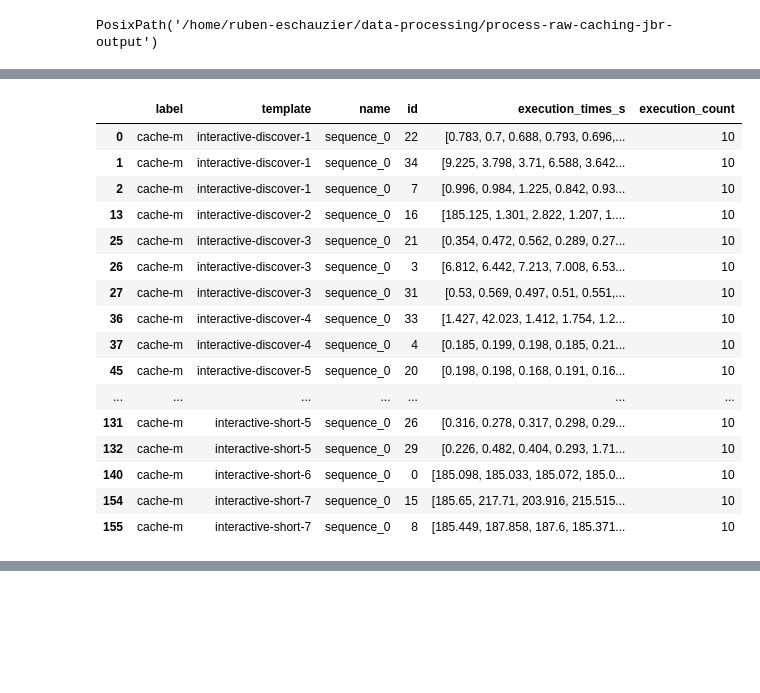
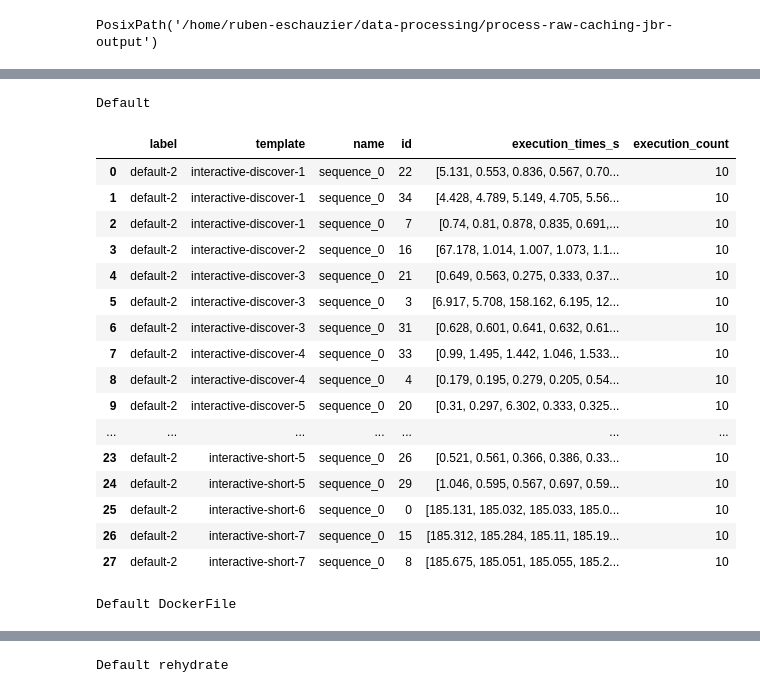
Before and after one commit to RubenEschauzier/process-raw-caching-jbr-output, a Jupyter notebook: src/data_analysis.ipynb, the cells around one changed output, grey strips where cells are left out. Saved outputs shown, nothing was run; the diff lists cells and outputs as text; code cells hidden in the pictures; blank space fills up the shorter version.

```diff
--- a/src/data_analysis.ipynb
+++ b/src/data_analysis.ipynb
@@ -532,38 +532,45 @@ def extract_raw_metrics(files, filter_mode: Literal["refinement", "non-refinemen
 # %%
 files = glob.glob("data/*.json")
 
 # Remove column width limits to display full lists
 pd.set_option('display.max_colwidth', None)
-df_raw, df_hit_rate, df_error = extract_raw_metrics(files, "refinement", target_file="query-results-raw-cache-m.json")
+df_raw, df_hit_rate, df_error = extract_raw_metrics(files, "refinement", target_file="query-results-raw-default-2.json")
 df_raw_df, df_hit_rate_df, df_error_df = extract_raw_metrics(files, "refinement", target_file="query-results-raw-default-dockerfile.json")
+df_raw_rh, df_hit_rate_rh, df_error_rh = extract_raw_metrics(files, "refinement", target_file="query-results-raw-default-rehydrate.json")
 
 
 # Display the raw lists for a specific template or cache label
+print("Default")
 display(df_raw[df_raw["name"] == "sequence_0"])
-display(df_raw_df[df_raw["name"] == "sequence_0"])
+print("Default DockerFile")
+display(df_raw_df[df_raw_df["name"] == "sequence_0"])
+print("Default rehydrate")
+display(df_raw_rh[df_raw_rh["name"] == "sequence_0"])
 
 # display(df_error[df_error["name"] == "sequence_0"])
 # Display hit rates
 # display(df_hit_rate[df_hit_rate["name"] == "sequence_0"])
 pd.reset_option('display.max_colwidth')
 # %% [output]
+Default
 |  | label | template | name | id | execution_times_s | execution_count |
-| 0 | cache-m | interactive-discover-1 | sequence_0 | 22 | [0.783, 0.7, 0.688, 0.793, 0.696,... | 10 |
-| 1 | cache-m | interactive-discover-1 | sequence_0 | 34 | [9.225, 3.798, 3.71, 6.588, 3.642... | 10 |
-| 2 | cache-m | interactive-discover-1 | sequence_0 | 7 | [0.996, 0.984, 1.225, 0.842, 0.93... | 10 |
-| 13 | cache-m | interactive-discover-2 | sequence_0 | 16 | [185.125, 1.301, 2.822, 1.207, 1.... | 10 |
-| 25 | cache-m | interactive-discover-3 | sequence_0 | 21 | [0.354, 0.472, 0.562, 0.289, 0.27... | 10 |
-| 26 | cache-m | interactive-discover-3 | sequence_0 | 3 | [6.812, 6.442, 7.213, 7.008, 6.53... | 10 |
-| 27 | cache-m | interactive-discover-3 | sequence_0 | 31 | [0.53, 0.569, 0.497, 0.51, 0.551,... | 10 |
-| 36 | cache-m | interactive-discover-4 | sequence_0 | 33 | [1.427, 42.023, 1.412, 1.754, 1.2... | 10 |
-| 37 | cache-m | interactive-discover-4 | sequence_0 | 4 | [0.185, 0.199, 0.198, 0.185, 0.21... | 10 |
-| 45 | cache-m | interactive-discover-5 | sequence_0 | 20 | [0.198, 0.198, 0.168, 0.191, 0.16... | 10 |
+| 0 | default-2 | interactive-discover-1 | sequence_0 | 22 | [5.131, 0.553, 0.836, 0.567, 0.70... | 10 |
+| 1 | default-2 | interactive-discover-1 | sequence_0 | 34 | [4.428, 4.789, 5.149, 4.705, 5.56... | 10 |
+| 2 | default-2 | interactive-discover-1 | sequence_0 | 7 | [0.74, 0.81, 0.878, 0.835, 0.691,... | 10 |
+| 3 | default-2 | interactive-discover-2 | sequence_0 | 16 | [67.178, 1.014, 1.007, 1.073, 1.1... | 10 |
+| 4 | default-2 | interactive-discover-3 | sequence_0 | 21 | [0.649, 0.563, 0.275, 0.333, 0.37... | 10 |
+| 5 | default-2 | interactive-discover-3 | sequence_0 | 3 | [6.917, 5.708, 158.162, 6.195, 12... | 10 |
+| 6 | default-2 | interactive-discover-3 | sequence_0 | 31 | [0.628, 0.601, 0.641, 0.632, 0.61... | 10 |
+| 7 | default-2 | interactive-discover-4 | sequence_0 | 33 | [0.99, 1.495, 1.442, 1.046, 1.533... | 10 |
+| 8 | default-2 | interactive-discover-4 | sequence_0 | 4 | [0.179, 0.195, 0.279, 0.205, 0.54... | 10 |
+| 9 | default-2 | interactive-discover-5 | sequence_0 | 20 | [0.31, 0.297, 6.302, 0.333, 0.325... | 10 |
 | ... | ... | ... | ... | ... | ... | ... |
-| 131 | cache-m | interactive-short-5 | sequence_0 | 26 | [0.316, 0.278, 0.317, 0.298, 0.29... | 10 |
-| 132 | cache-m | interactive-short-5 | sequence_0 | 29 | [0.226, 0.482, 0.404, 0.293, 1.71... | 10 |
-| 140 | cache-m | interactive-short-6 | sequence_0 | 0 | [185.098, 185.033, 185.072, 185.0... | 10 |
-| 154 | cache-m | interactive-short-7 | sequence_0 | 15 | [185.65, 217.71, 203.916, 215.515... | 10 |
-| 155 | cache-m | interactive-short-7 | sequence_0 | 8 | [185.449, 187.858, 187.6, 185.371... | 10 |
+| 23 | default-2 | interactive-short-5 | sequence_0 | 26 | [0.521, 0.561, 0.366, 0.386, 0.33... | 10 |
+| 24 | default-2 | interactive-short-5 | sequence_0 | 29 | [1.046, 0.595, 0.567, 0.697, 0.59... | 10 |
+| 25 | default-2 | interactive-short-6 | sequence_0 | 0 | [185.131, 185.032, 185.033, 185.0... | 10 |
+| 26 | default-2 | interactive-short-7 | sequence_0 | 15 | [185.312, 185.284, 185.11, 185.19... | 10 |
+| 27 | default-2 | interactive-short-7 | sequence_0 | 8 | [185.675, 185.051, 185.055, 185.2... | 10 |
+Default DockerFile
 |  | label | template | name | id | execution_times_s | execution_count |
 | 0 | default-dockerfile | interactive-discover-1 | sequence_0 | 22 | [0.808, 1.026, 0.771, 0.992, 0.921] | 5 |
 | 1 | default-dockerfile | interactive-discover-1 | sequence_0 | 34 | [4.935, 4.495, 4.941, 4.363, 5.253] | 5 |
@@ -581,3 +588,4 @@ pd.reset_option('display.max_colwidth')
 | 140 | default-dockerfile | interactive-short-6 | sequence_0 | 0 | [180.096, 180.016, 180.016, 180.0... | 5 |
 | 154 | default-dockerfile | interactive-short-7 | sequence_0 | 15 | [180.114, 180.041, 180.251, 180.2... | 5 |
 | 155 | default-dockerfile | interactive-short-7 | sequence_0 | 8 | [180.012, 180.012, 180.012, 180.2... | 5 |
+Default rehydrate
```
Also changed, not shown: parts of 3 cells of this notebook, 2 other files.
